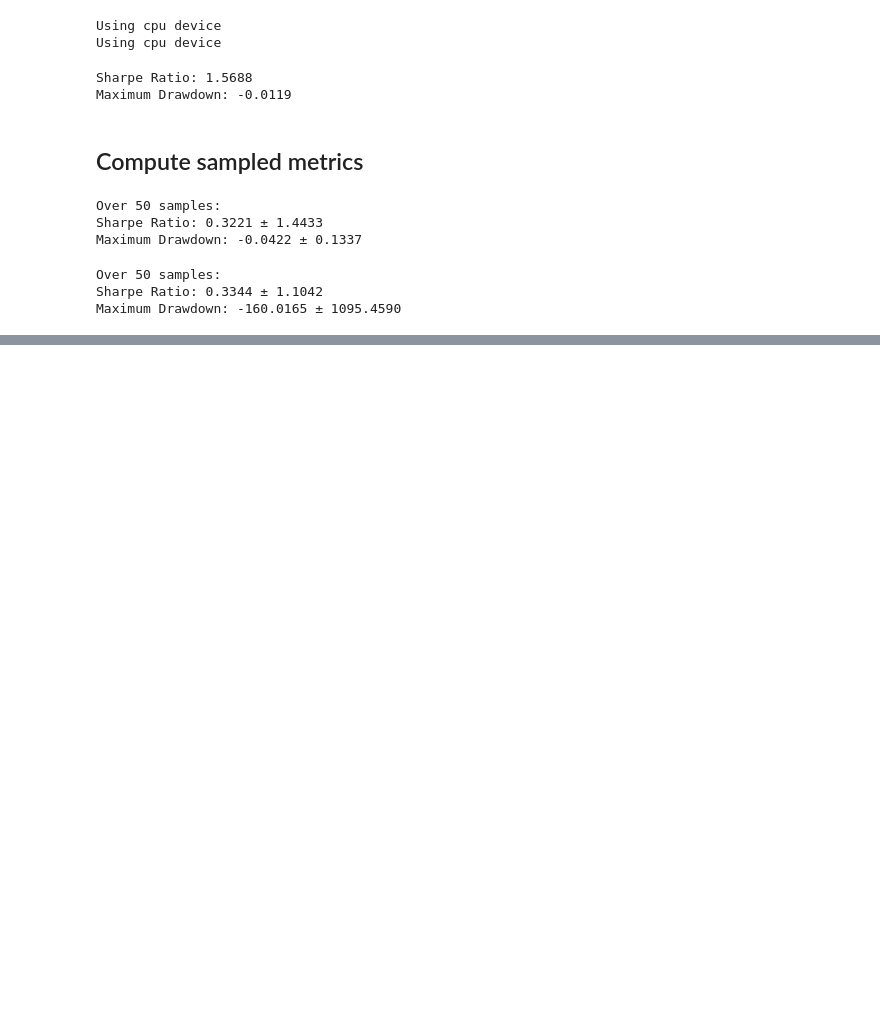
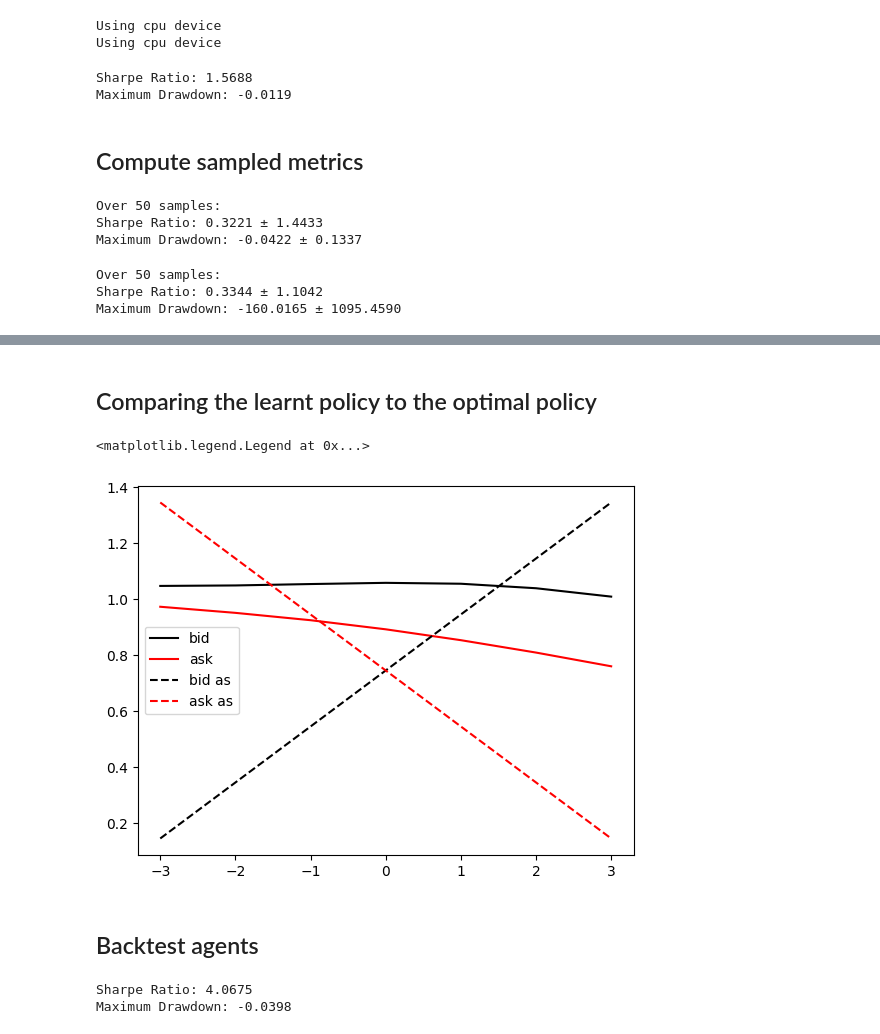
Before and after one commit to tony-pitchblack/mbt_gym, a Jupyter notebook: notebooks/Learning_to_make_a_market_with_mbt_gym_and_Stable_Baselines_3.ipynb, the cells around one changed output, grey strips where cells are left out. Cells and saved outputs as stored; diff of their text form; code cells hidden in the pictures; blank space fills up the shorter version.

Commit message:
add AS model training & evaluation for SB3 example notebook

```diff
--- a/notebooks/Learning_to_make_a_market_with_mbt_gym_and_Stable_Baselines_3.ipynb
+++ b/notebooks/Learning_to_make_a_market_with_mbt_gym_and_Stable_Baselines_3.ipynb
@@ -327,0 +365,10 @@ Maximum Drawdown: -160.0165 ± 1095.4590
+# %%
+num_trajectories = 1000
+as_env = ReduceStateSizeWrapper(get_as_env(num_trajectories))
+sb_as_env = StableBaselinesTradingEnvironment(trading_env=as_env)
+
+# Monitor sb_env
+sb_as_env = VecMonitor(sb_as_env)
+# Add directory for tensorboard logging and best model
+tensorboard_logdir = "./tensorboard/PPO-learning-AS/"
+best_model_path = "./SB_models/PPO-best-AS"
@@ -327,0 +393,2 @@ Maximum Drawdown: -160.0165 ± 1095.4590
+# %%
+as_model.learn(total_timesteps = 10_000_000)  # Increase number of training timesteps according to computing resources
@@ -327,0 +414,53 @@ Maximum Drawdown: -160.0165 ± 1095.4590
+# %% [markdown]
+## Comparing the learnt policy to the optimal policy
+# %%
+from mbt_gym.agents.SbAgent import SbAgent
+
+as_ppo_agent = SbAgent(as_model)
+
+inventories = np.arange(-3,4,1)
+as_model_bid_actions = []
+as_model_ask_actions = []
+for inventory in inventories:
+    bid_action, ask_action = as_ppo_agent.get_action(np.array([[inventory,0.5]])).reshape(-1)
+    as_model_bid_actions.append(bid_action)
+    as_model_ask_actions.append(ask_action)
+# %%
+from mbt_gym.agents.BaselineAgents import AvellanedaStoikovAgent
+# Get the AS action
+
+as_env = get_as_env()
+as_agent = AvellanedaStoikovAgent(risk_aversion=0.1, env=as_env)
+
+as_baseline_bid_actions = []
+as_baseline_ask_actions = []
+for inventory in inventories:
+    bid_action, ask_action = as_agent.get_action(np.array([[0,inventory,0.5]])).reshape(-1)
+    as_baseline_bid_actions.append(bid_action)
+    as_baseline_ask_actions.append(ask_action)
+# %%
+plt.plot(inventories, as_model_bid_actions, label = "bid", color = "k")
+plt.plot(inventories, as_model_ask_actions, label = "ask", color = "r")
+
+plt.plot(inventories, as_baseline_bid_actions, label = "bid as", color = "k", linestyle = "--")
+plt.plot(inventories, as_baseline_ask_actions, label = "ask as", color = "r", linestyle = "--")
+
+plt.legend()
+# %% [output]
+<matplotlib.legend.Legend at 0x...>
+[figure, added]
+# %% [markdown]
+## Backtest agents
+# %%
+# %% [code]
+from mbt_gym.gym.backtesting import get_sharpe_ratio, get_maximum_drawdown
+
+# Evaluate performance using a single trajectory (backtesting functions assume a single trajectory)
+sharpe = get_sharpe_ratio(as_agent.env, as_agent)
+max_dd = get_maximum_drawdown(as_agent.env, as_agent)
+
+print(f"Sharpe Ratio: {sharpe:.4f}")
+print(f"Maximum Drawdown: {max_dd:.4f}")
+# %% [output]
+Sharpe Ratio: 4.0675
+Maximum Drawdown: -0.0398
```
Also changed, not shown: parts of 13 cells of this notebook.
